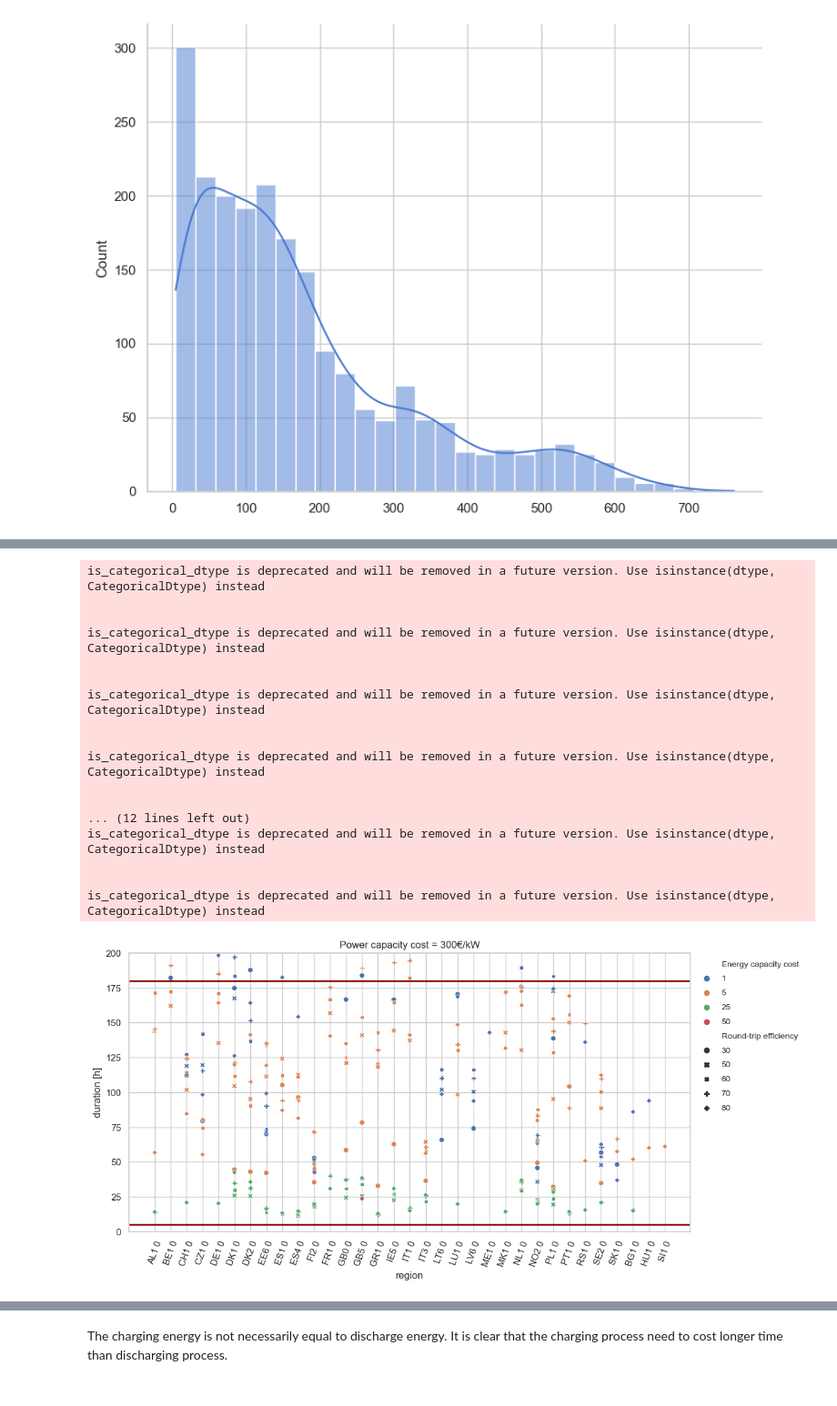
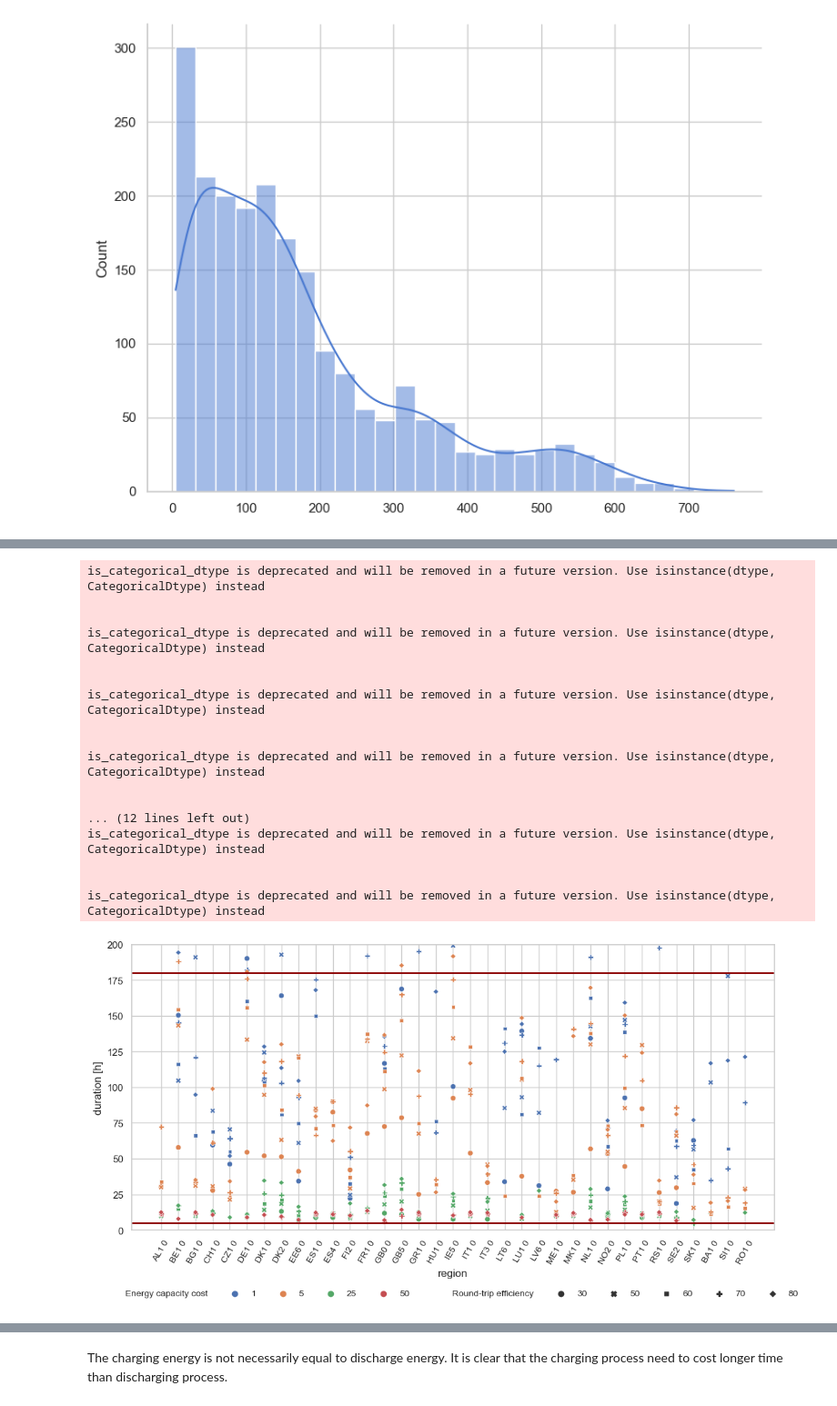
Before and after one commit to DKMahto/Thesis-codes, a Jupyter notebook: Jupyter-plotting-and-analysis/Design of MDES analysis.ipynb, the cells around one changed output, grey strips where cells are left out. Shown at 91% size. Drawn from its saved outputs; the diff is of its cells as text; code cells hidden in the pictures.

```diff
--- a/Jupyter-plotting-and-analysis/Design of MDES analysis.ipynb
+++ b/Jupyter-plotting-and-analysis/Design of MDES analysis.ipynb
@@ -446,0 +471,11 @@ use_inf_as_na option is deprecated and will be removed in a future version. Conv
+# %%
+pattern_MDES = r'MDES\+c(\d+)'
+pattern_mdes = r'mdes\+c(\d+)'
+pattern_mdes_e = r'mdes\+e([0-9.]+)'
+time['Energy capacity cost (€/kWh)'] = time.opt.apply(lambda x: int(re.search(pattern_MDES, x).group(1)) if re.search(pattern_MDES, x) else None)
+time['Power capacity cost (€/kW)'] = time.opt.apply(lambda x: int(re.search(pattern_mdes, x).group(1))*100 if re.search(pattern_mdes, x) else None)
+time['Round-trip efficiency (%)'] = time.opt.apply(lambda x: int(float(re.search(pattern_mdes_e, x).group(1))*100) if re.search(pattern_mdes_e, x) else None)
+# %%
+time = time.reset_index(drop=True)
+# %%
+time.drop("opt",axis='columns', inplace=True)
@@ -446,0 +486,5 @@ use_inf_as_na option is deprecated and will be removed in a future version. Conv
+# %%
+time1 = time.loc[time["Energy capacity cost (€/kWh)"] == 1]
+time5 = time.loc[time["Energy capacity cost (€/kWh)"] == 5]
+time25 = time.loc[time["Energy capacity cost (€/kWh)"] == 25]
+time50 = time.loc[time["Energy capacity cost (€/kWh)"] == 50]
@@ -496,32 +859,34 @@ p1500 = p1500[p1500['duration [h]']>0]
 # %%
 plt.figure(figsize=(12,6))
-sns.scatterplot(x='region', y='duration [h]', hue='Energy capacity cost', data=p300, palette="deep", style='Round-trip efficiency')
+sns.scatterplot(x='region', y='duration [h]', hue='Energy capacity cost', data=p100, palette="deep", style='Round-trip efficiency')
 plt.axhline(y=5, ls="-", c="darkred", linewidth=2)
 plt.axhline(y=180, ls="-", c="darkred", linewidth=2)
-plt.xticks(rotation=70)
-plt.legend(ncol=1, prop={'size':10},bbox_to_anchor=(1, 1), labelspacing=0.8, frameon=False)
-plt.title("Power capacity cost = 300€/kW")
+plt.xticks(rotation=60, fontsize=10)
+plt.legend(ncol=11, prop={'size':10},bbox_to_anchor=(1.05, -0.18), labelspacing=0.05, frameon=False)
+#plt.title("Power capacity cost = 100€/kW")
 plt.ylim(0,200)
+plt.tight_layout()
+#plt.savefig("duration at 100.pdf", dpi=750)
 plt.show()
 # %% [output]
 is_categorical_dtype is deprecated and will be removed in a future version. Use isinstance(dtype, CategoricalDtype) instead
 
 
 is_categorical_dtype is deprecated and will be removed in a future version. Use isinstance(dtype, CategoricalDtype) instead
 
 
 is_categorical_dtype is deprecated and will be removed in a future version. Use isinstance(dtype, CategoricalDtype) instead
 
 
 is_categorical_dtype is deprecated and will be removed in a future version. Use isinstance(dtype, CategoricalDtype) instead
 
 
 ... (12 lines left out)
 is_categorical_dtype is deprecated and will be removed in a future version. Use isinstance(dtype, CategoricalDtype) instead
 
 
 is_categorical_dtype is deprecated and will be removed in a future version. Use isinstance(dtype, CategoricalDtype) instead
-[figure, old version]
+[figure, new version]
 # %%
 d_coefficent = np.around(scatter_MDES.corr(method='pearson'), decimals=2)
 d_coefficent # correlation between parameters and duration
```
Also changed, not shown: parts of 31 cells of this notebook, 4 other files.
